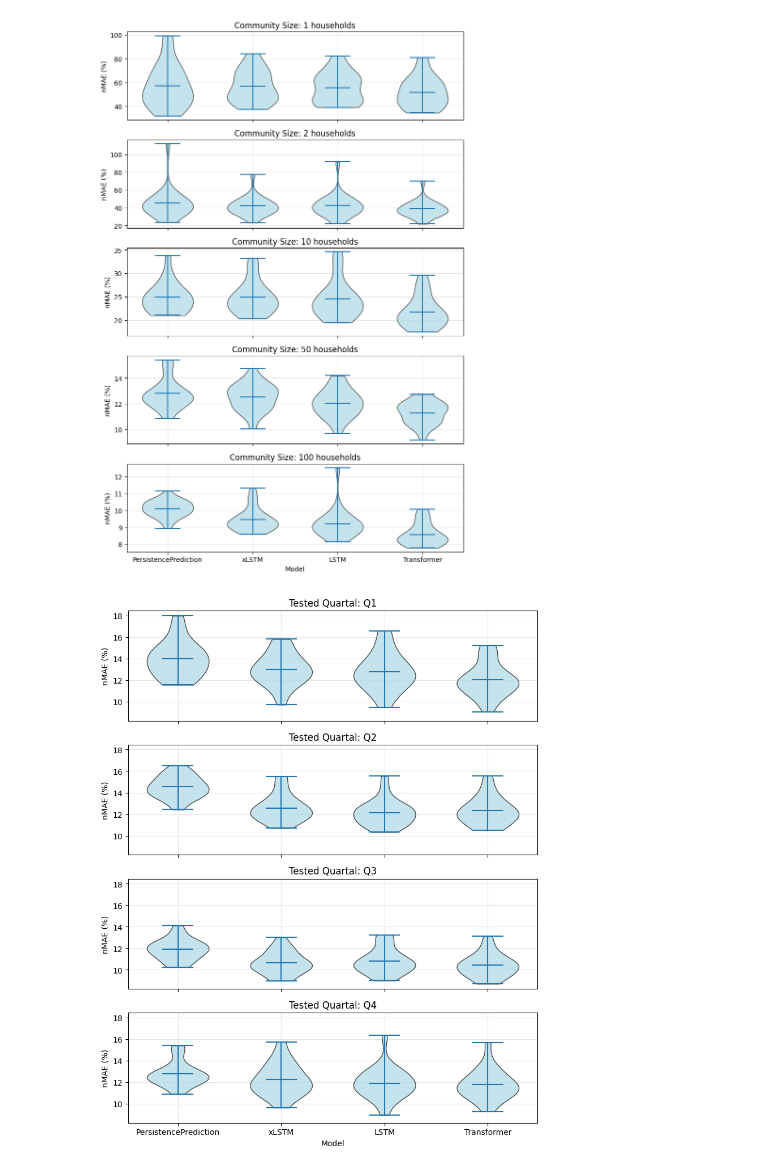
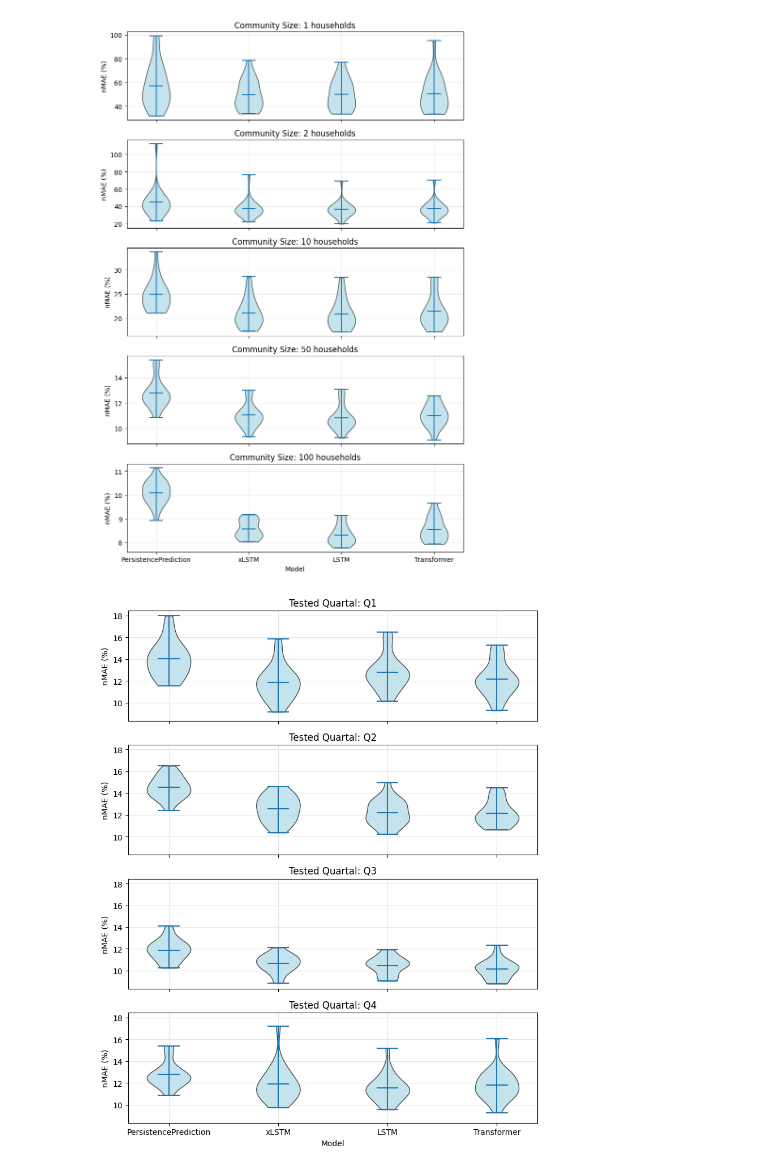
Before and after one commit to erc-fhv/loadforecasting, a Jupyter notebook: scripts/Paper_Illustration.ipynb, the cells around one changed output. Cells and saved outputs as stored; diff of their text form; code cells hidden in the pictures.

```diff
--- a/scripts/Paper_Illustration.ipynb
+++ b/scripts/Paper_Illustration.ipynb
@@ -306,17 +312,17 @@ result_dict = utils.Evaluate_Models.print_results('scripts/outputs/all_train_his
                                     print_style = 'pandas_df')
 
 configs = [
-    Config_of_one_run(ModelSize.MEDIUM, DoPretraining.YES, DoTransferLearning.YES, Aggregation_Count._50_HOUSEHOLDS, NrOfComunities._20,
+    Config_of_one_run(ModelSize._5k, DoPretraining.YES, DoTransferLearning.YES, Aggregation_Count._50_HOUSEHOLDS, NrOfComunities._20,
             TrainingHistory._2_MONTH, TestSize._3_MONTH, TrainingFuture._0_MONTH, DevSize._2_MONTH, UsedModels.ALL, Epochs.DEFAULT),
-    Config_of_one_run(ModelSize.MEDIUM, DoPretraining.YES, DoTransferLearning.YES, Aggregation_Count._50_HOUSEHOLDS, NrOfComunities._20,
+    Config_of_one_run(ModelSize._5k, DoPretraining.YES, DoTransferLearning.YES, Aggregation_Count._50_HOUSEHOLDS, NrOfComunities._20,
             TrainingHistory._4_MONTH, TestSize._3_MONTH, TrainingFuture._0_MONTH, DevSize._2_MONTH, UsedModels.ALL, Epochs.DEFAULT),
-    Config_of_one_run(ModelSize.MEDIUM, DoPretraining.YES, DoTransferLearning.YES, Aggregation_Count._50_HOUSEHOLDS, NrOfComunities._20,
+    Config_of_one_run(ModelSize._5k, DoPretraining.YES, DoTransferLearning.YES, Aggregation_Count._50_HOUSEHOLDS, NrOfComunities._20,
             TrainingHistory._6_MONTH, TestSize._3_MONTH, TrainingFuture._0_MONTH, DevSize._2_MONTH, UsedModels.ALL, Epochs.DEFAULT),
-    Config_of_one_run(ModelSize.MEDIUM, DoPretraining.YES, DoTransferLearning.YES, Aggregation_Count._50_HOUSEHOLDS, NrOfComunities._20,
+    Config_of_one_run(ModelSize._5k, DoPretraining.YES, DoTransferLearning.YES, Aggregation_Count._50_HOUSEHOLDS, NrOfComunities._20,
             TrainingHistory._9_MONTH, TestSize._3_MONTH, TrainingFuture._0_MONTH, DevSize._2_MONTH, UsedModels.ALL, Epochs.DEFAULT),
-    Config_of_one_run(ModelSize.MEDIUM, DoPretraining.YES, DoTransferLearning.YES, Aggregation_Count._50_HOUSEHOLDS, NrOfComunities._20,
+    Config_of_one_run(ModelSize._5k, DoPretraining.YES, DoTransferLearning.YES, Aggregation_Count._50_HOUSEHOLDS, NrOfComunities._20,
         TrainingHistory._12_MONTH, TestSize._3_MONTH, TrainingFuture._0_MONTH, DevSize._2_MONTH, UsedModels.ALL, Epochs.DEFAULT),
-    Config_of_one_run(ModelSize.MEDIUM, DoPretraining.YES, DoTransferLearning.YES, Aggregation_Count._50_HOUSEHOLDS, NrOfComunities._20,
+    Config_of_one_run(ModelSize._5k, DoPretraining.YES, DoTransferLearning.YES, Aggregation_Count._50_HOUSEHOLDS, NrOfComunities._20,
             TrainingHistory._15_MONTH, TestSize._3_MONTH, TrainingFuture._0_MONTH, DevSize._2_MONTH, UsedModels.ALL, Epochs.DEFAULT),
 ]
 
@@ -383,17 +389,25 @@ result_dict = utils.Evaluate_Models.print_results('scripts/outputs/all_train_his
                                     print_style = 'pandas_df')
 
 configs = [
-    Config_of_one_run(ModelSize.SMALL, DoPretraining.YES, DoTransferLearning.YES, Aggregation_Count._50_HOUSEHOLDS, NrOfComunities._20,
+    Config_of_one_run(ModelSize._1k, DoPretraining.YES, DoTransferLearning.YES, Aggregation_Count._50_HOUSEHOLDS, NrOfComunities._20,
             TrainingHistory._12_MONTH, TestSize._3_MONTH, TrainingFuture._0_MONTH, DevSize._2_MONTH, UsedModels.ALL, Epochs.DEFAULT),
-    Config_of_one_run(ModelSize.MEDIUM, DoPretraining.YES, DoTransferLearning.YES, Aggregation_Count._50_HOUSEHOLDS, NrOfComunities._20,
+    Config_of_one_run(ModelSize._2k, DoPretraining.YES, DoTransferLearning.YES, Aggregation_Count._50_HOUSEHOLDS, NrOfComunities._20,
             TrainingHistory._12_MONTH, TestSize._3_MONTH, TrainingFuture._0_MONTH, DevSize._2_MONTH, UsedModels.ALL, Epochs.DEFAULT),
-    Config_of_one_run(ModelSize.LARGE, DoPretraining.YES, DoTransferLearning.YES, Aggregation_Count._50_HOUSEHOLDS, NrOfComunities._20,
+    Config_of_one_run(ModelSize._5k, DoPretraining.YES, DoTransferLearning.YES, Aggregation_Count._50_HOUSEHOLDS, NrOfComunities._20,
+            TrainingHistory._12_MONTH, TestSize._3_MONTH, TrainingFuture._0_MONTH, DevSize._2_MONTH, UsedModels.ALL, Epochs.DEFAULT),
+    Config_of_one_run(ModelSize._10k, DoPretraining.YES, DoTransferLearning.YES, Aggregation_Count._50_HOUSEHOLDS, NrOfComunities._20,
+            TrainingHistory._12_MONTH, TestSize._3_MONTH, TrainingFuture._0_MONTH, DevSize._2_MONTH, UsedModels.ALL, Epochs.DEFAULT),
+    Config_of_one_run(ModelSize._20k, DoPretraining.YES, DoTransferLearning.YES, Aggregation_Count._50_HOUSEHOLDS, NrOfComunities._20,
+            TrainingHistory._12_MONTH, TestSize._3_MONTH, TrainingFuture._0_MONTH, DevSize._2_MONTH, UsedModels.ALL, Epochs.DEFAULT),
+    Config_of_one_run(ModelSize._40k, DoPretraining.YES, DoTransferLearning.YES, Aggregation_Count._50_HOUSEHOLDS, NrOfComunities._20,
+            TrainingHistory._12_MONTH, TestSize._3_MONTH, TrainingFuture._0_MONTH, DevSize._2_MONTH, UsedModels.ALL, Epochs.DEFAULT),
+    Config_of_one_run(ModelSize._80K, DoPretraining.YES, DoTransferLearning.YES, Aggregation_Count._50_HOUSEHOLDS, NrOfComunities._20,
             TrainingHistory._12_MONTH, TestSize._3_MONTH, TrainingFuture._0_MONTH, DevSize._2_MONTH, UsedModels.ALL, Epochs.DEFAULT),
 ]
 
 # Constants and Configuration
 models = ('xLSTM', 'LSTM', 'Transformer', )
-training_sizes = ['~20k', '~40k', '~80k']
+training_sizes = ['~1k', '~2k', '~5k', '~10k', '~20k', '~40k', '~80k']
 
 # Helper function to retrieve full dataset for each configuration and model
 def get_full_data_list(model, expected_configs, available_configs):
@@ -562,15 +690,15 @@ result_dict = utils.Evaluate_Models.print_results('scripts/outputs/all_train_his
                                     print_style = 'pandas_df')
 
 configs = [
-    Config_of_one_run(ModelSize.MEDIUM, DoPretraining.YES, DoTransferLearning.YES, Aggregation_Count._1_HOUSEHOLD, NrOfComunities._20,
+    Config_of_one_run(ModelSize._5k, DoPretraining.YES, DoTransferLearning.YES, Aggregation_Count._1_HOUSEHOLD, NrOfComunities._20,
             TrainingHistory._12_MONTH, TestSize._3_MONTH, TrainingFuture._0_MONTH, DevSize._2_MONTH, UsedModels.ALL, Epochs.DEFAULT),
-    Config_of_one_run(ModelSize.MEDIUM, DoPretraining.YES, DoTransferLearning.YES, Aggregation_Count._2_HOUSEHOLDS, NrOfComunities._20,
+    Config_of_one_run(ModelSize._5k, DoPretraining.YES, DoTransferLearning.YES, Aggregation_Count._2_HOUSEHOLDS, NrOfComunities._20,
             TrainingHistory._12_MONTH, TestSize._3_MONTH, TrainingFuture._0_MONTH, DevSize._2_MONTH, UsedModels.ALL, Epochs.DEFAULT),
-    Config_of_one_run(ModelSize.MEDIUM, DoPretraining.YES, DoTransferLearning.YES, Aggregation_Count._10_HOUSEHOLDS, NrOfComunities._20,
+    Config_of_one_run(ModelSize._5k, DoPretraining.YES, DoTransferLearning.YES, Aggregation_Count._10_HOUSEHOLDS, NrOfComunities._20,
             TrainingHistory._12_MONTH, TestSize._3_MONTH, TrainingFuture._0_MONTH, DevSize._2_MONTH, UsedModels.ALL, Epochs.DEFAULT),
-    Config_of_one_run(ModelSize.MEDIUM, DoPretraining.YES, DoTransferLearning.YES, Aggregation_Count._50_HOUSEHOLDS, NrOfComunities._20,
+    Config_of_one_run(ModelSize._5k, DoPretraining.YES, DoTransferLearning.YES, Aggregation_Count._50_HOUSEHOLDS, NrOfComunities._20,
             TrainingHistory._12_MONTH, TestSize._3_MONTH, TrainingFuture._0_MONTH, DevSize._2_MONTH, UsedModels.ALL, Epochs.DEFAULT),
-    Config_of_one_run(ModelSize.MEDIUM, DoPretraining.YES, DoTransferLearning.YES, Aggregation_Count._100_HOUSEHOLDS, NrOfComunities._20,
+    Config_of_one_run(ModelSize._5k, DoPretraining.YES, DoTransferLearning.YES, Aggregation_Count._100_HOUSEHOLDS, NrOfComunities._20,
             TrainingHistory._12_MONTH, TestSize._3_MONTH, TrainingFuture._0_MONTH, DevSize._2_MONTH, UsedModels.ALL, Epochs.DEFAULT),
     ]
 
@@ -604,35 +732,35 @@ fig, axes = plt.subplots(len(household_sizes), 1, figsize=(8, 12), sharex=True,
 # Plot each household size's data on a separate subplot
 for idx, (size, data) in enumerate(data_by_household_size.items()):
     ax = axes[idx]
 
     # Plot violin plot
     positions = np.array(range(len(models)))
-    violins = ax.violinplot(data, positions=positions, widths=0.6,
+    violins = ax.violinplot(data, positions=positions, widths=0.3,
                             showmeans=True, showextrema=True, showmedians=False)
 
     for pc in violins['bodies']:
         pc.set_facecolor("lightblue")
         pc.set_edgecolor("black")
         pc.set_alpha(0.7)
 
     # Labels and title
     ax.set_ylabel('nMAE (%)')
     ax.set_title(f"Community Size: {size} households")
     # ax.text(0.5, 0.9, f"Community Size: {size} households", transform=ax.transAxes, fontsize=12, ha="center", va="center")
     ax.set_xticks(positions)
     ax.set_xticklabels(models)
     ax.set_axisbelow(True)
     ax.grid(True, color="0.9")
 
     # Set x-axis label for the last plot
     if idx == len(household_sizes) - 1:
         ax.set_xlabel('Model')
 
 plt.tight_layout()
 plt.savefig("scripts/outputs/figs/error_over_community_size.pdf", format="pdf", bbox_inches="tight", pad_inches=0.1)
 plt.show()
 # %% [output]
-[figure, old version]
+[figure, new version]
 # %%
 # Compare with and without transfer learning of the given configurations
 #
@@ -649,13 +777,13 @@ result_dict = utils.Evaluate_Models.print_results('scripts/outputs/all_train_his
 # Define, which configurations to print
 #
 configs = [
-    Config_of_one_run(ModelSize.MEDIUM, DoPretraining.YES, DoTransferLearning.YES, Aggregation_Count._50_HOUSEHOLDS, NrOfComunities._20,
+    Config_of_one_run(ModelSize._5k, DoPretraining.YES, DoTransferLearning.YES, Aggregation_Count._50_HOUSEHOLDS, NrOfComunities._20,
             TrainingHistory._0_MONTH, TestSize._3_MONTH, TrainingFuture._9_MONTH, DevSize._2_MONTH, UsedModels.ALL, Epochs.DEFAULT),
-    Config_of_one_run(ModelSize.MEDIUM, DoPretraining.YES, DoTransferLearning.YES, Aggregation_Count._50_HOUSEHOLDS, NrOfComunities._20,
+    Config_of_one_run(ModelSize._5k, DoPretraining.YES, DoTransferLearning.YES, Aggregation_Count._50_HOUSEHOLDS, NrOfComunities._20,
             TrainingHistory._3_MONTH, TestSize._3_MONTH, TrainingFuture._6_MONTH, DevSize._2_MONTH, UsedModels.ALL, Epochs.DEFAULT),
-    Config_of_one_run(ModelSize.MEDIUM, DoPretraining.YES, DoTransferLearning.YES, Aggregation_Count._50_HOUSEHOLDS, NrOfComunities._20,
+    Config_of_one_run(ModelSize._5k, DoPretraining.YES, DoTransferLearning.YES, Aggregation_Count._50_HOUSEHOLDS, NrOfComunities._20,
             TrainingHistory._6_MONTH, TestSize._3_MONTH, TrainingFuture._3_MONTH, DevSize._2_MONTH, UsedModels.ALL, Epochs.DEFAULT),
-    Config_of_one_run(ModelSize.MEDIUM, DoPretraining.YES, DoTransferLearning.YES, Aggregation_Count._50_HOUSEHOLDS, NrOfComunities._20,
+    Config_of_one_run(ModelSize._5k, DoPretraining.YES, DoTransferLearning.YES, Aggregation_Count._50_HOUSEHOLDS, NrOfComunities._20,
             TrainingHistory._9_MONTH, TestSize._3_MONTH, TrainingFuture._0_MONTH, DevSize._2_MONTH, UsedModels.ALL, Epochs.DEFAULT),
     ]
 models = ('PersistencePrediction', 'xLSTM', 'LSTM', 'Transformer', )
@@ -690,7 +818,7 @@ for idx, (quartal, data) in enumerate(data_by_quartal.items()):
 
     # Plot violin plot
     positions = np.array(range(len(models)))
-    violins = ax.violinplot(data, positions=positions, widths=0.6,
+    violins = ax.violinplot(data, positions=positions, widths=0.4,
                             showmeans=True, showextrema=True, showmedians=False)
 
     for pc in violins['bodies']:
@@ -715,7 +843,7 @@ plt.tight_layout()
 plt.savefig("scripts/outputs/figs/error_over_tested_quartals.pdf", format="pdf", bbox_inches="tight", pad_inches=0.1)
 plt.show()
 # %% [output]
-[figure, old version]
+[figure, new version]
 # %%
 # Compare with and without transfer learning of the given configurations
 #
```
Also changed, not shown: parts of 10 cells of this notebook, 4 other files.
